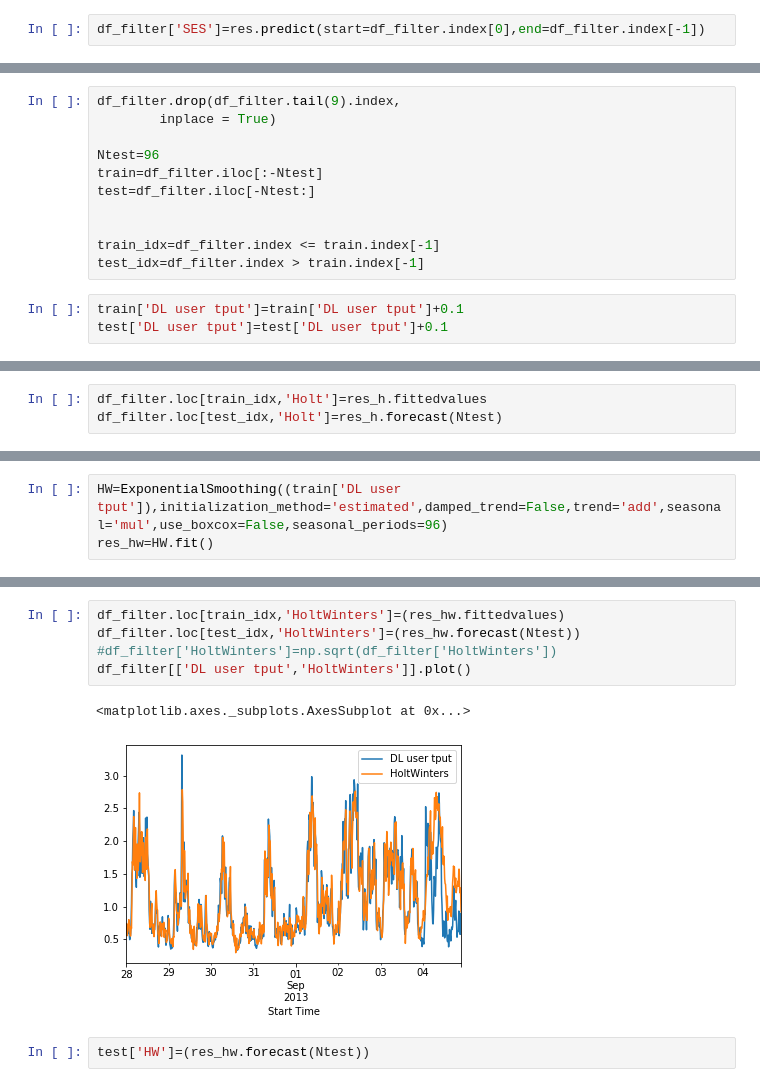
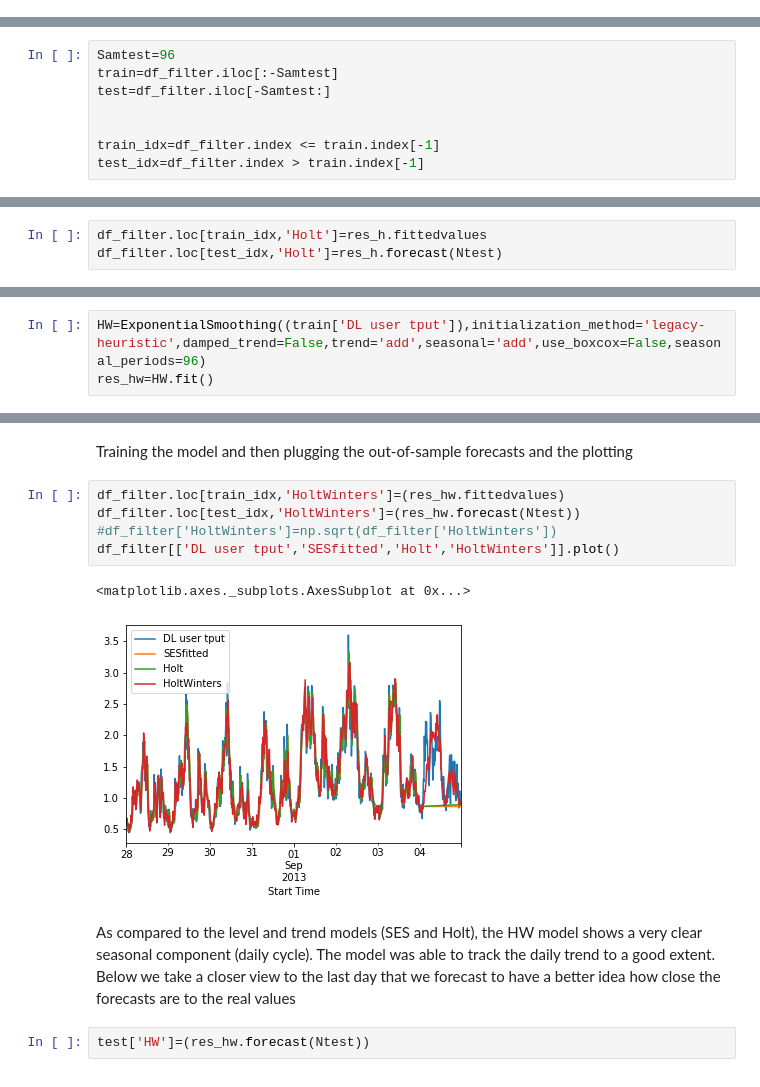
Before and after one commit to athalji/Timeseries_Forecasting_AWS, a Jupyter notebook: ETS_forecasting_methods.ipynb, the cells around one changed output, grey strips where cells are left out. Cells and saved outputs as stored; diff of their text form.

```diff
--- a/ETS_forecasting_methods.ipynb
+++ b/ETS_forecasting_methods.ipynb
@@ -197,2 +142,0 @@ res=ses.fit(smoothing_level=alpha,optimized=False)
-# %%
-df_filter['SES']=res.predict(start=df_filter.index[0],end=df_filter.index[-1])
@@ -203,14 +155,8 @@ df_filter[['DL user tput','SES']].plot()
 # %%
-df_filter.drop(df_filter.tail(9).index,
-        inplace = True)
-
-Ntest=96
-train=df_filter.iloc[:-Ntest]
-test=df_filter.iloc[-Ntest:]
+Samtest=96
+train=df_filter.iloc[:-Samtest]
+test=df_filter.iloc[-Samtest:]
 
 
 train_idx=df_filter.index <= train.index[-1]
 test_idx=df_filter.index > train.index[-1]
-# %%
-train['DL user tput']=train['DL user tput']+0.1
-test['DL user tput']=test['DL user tput']+0.1
@@ -252,3 +228,3 @@ df_filter[['DL user tput','Holt']].plot()
 # %%
-HW=ExponentialSmoothing((train['DL user tput']),initialization_method='estimated',damped_trend=False,trend='add',seasonal='mul',use_boxcox=False,seasonal_periods=96)
+HW=ExponentialSmoothing((train['DL user tput']),initialization_method='legacy-heuristic',damped_trend=False,trend='add',seasonal='add',use_boxcox=False,seasonal_periods=96)
 res_hw=HW.fit()
@@ -262,11 +231,15 @@ use_boxcox False
+# %% [markdown]
+Training the model and then plugging the out-of-sample forecasts and the plotting
 # %%
 df_filter.loc[train_idx,'HoltWinters']=(res_hw.fittedvalues)
 df_filter.loc[test_idx,'HoltWinters']=(res_hw.forecast(Ntest))
 #df_filter['HoltWinters']=np.sqrt(df_filter['HoltWinters'])
-df_filter[['DL user tput','HoltWinters']].plot()
+df_filter[['DL user tput','SESfitted','Holt','HoltWinters']].plot()
 # %% [output]
 <matplotlib.axes._subplots.AxesSubplot at 0x...>
-[figure, old version]
+[figure, new version]
+# %% [markdown]
+As compared to the level and trend models (SES and Holt), the HW model shows a very clear seasonal component (daily cycle). The model was able to track the daily trend to a good extent. Below we take a closer view to the last day that we forecast to have a better idea how close the forecasts are to the real values
 # %%
 test['HW']=(res_hw.forecast(Ntest))
 # %%
```
Also changed, not shown: parts of 53 cells of this notebook.
